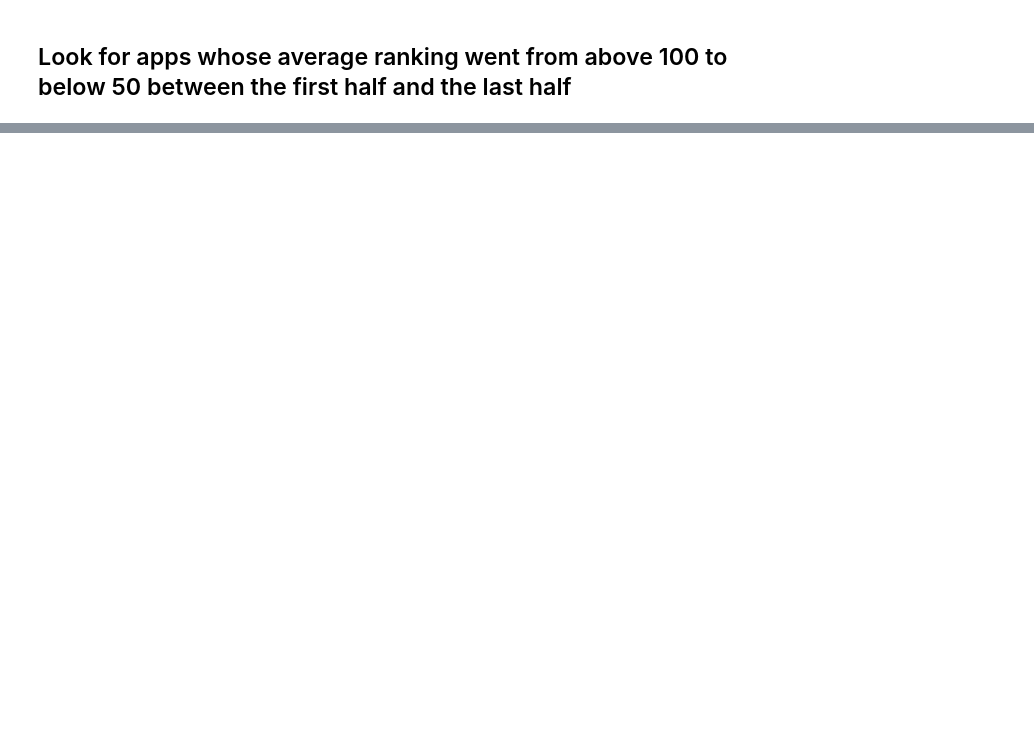
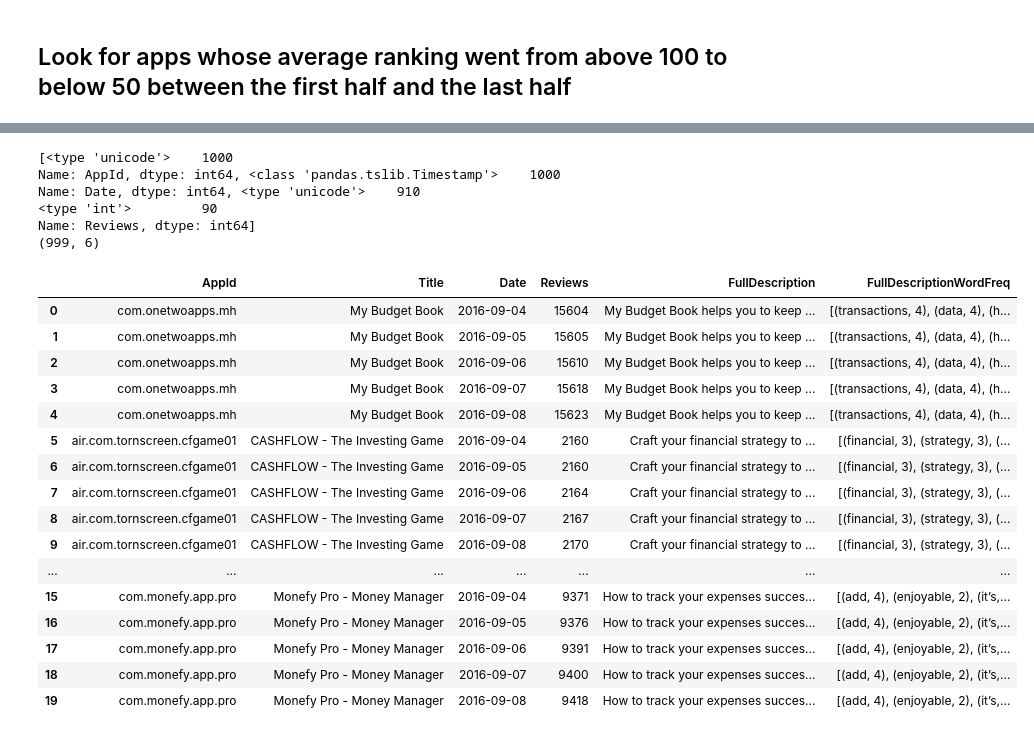
Before and after one commit to idiosyncraticee/PlayScraper, a Jupyter notebook: PlayChart.ipynb, the cells around one changed output, grey strips where cells are left out. Saved outputs shown, nothing was run; the diff lists cells and outputs as text; code cells hidden in the pictures; blank space fills up the shorter version.

Commit message:
Everything merged, but very disorganized

```diff
--- a/PlayChart.ipynb
+++ b/PlayChart.ipynb
@@ -291,0 +195,46 @@ left=736211.0, right=736211.0
+# %%
+rows_to_fetch = 1000
+cutoff = 500
+all_reviews_data = displayer.getAllReviewsData('FINANCE', 'topselling_paid', rows_to_fetch, cutoff)
+print [all_reviews_data.iloc[:,i].apply(type).value_counts() for i in range(all_reviews_data.shape[1])]
+
+#print all_reviews_data.head()
+#all_reviews_data = all_reviews_data.set_index('AppId')
+
+all_reviews_verbose_data = pd.merge(all_titles, all_reviews_data)
+all_reviews_verbose_data = pd.merge(all_reviews_verbose_data, all_full_descriptions)
+all_reviews_verbose_data['Reviews'] = all_reviews_verbose_data['Reviews'].convert_objects(convert_numeric=True)
+print all_reviews_verbose_data.shape
+
+#GET RID OF UNICODE
+types = all_reviews_verbose_data.apply(lambda x: pd.lib.infer_dtype(x.values))
+for col in types[types=='unicode'].index:
+    #all_reviews_verbose_data[col] = all_reviews_verbose_data[col].astype(str)
+    all_reviews_verbose_data[col] = all_reviews_verbose_data[col].apply(lambda x: x.encode('utf-8').strip())
+
+#all_reviews_verbose_data = all_reviews_verbose_data.sort_values(by='Reviews', ascending=False).drop_duplicates(subset='AppId')
+all_reviews_verbose_data.head(20)
+# %% [output]
+[<type 'unicode'>    1000
+Name: AppId, dtype: int64, <class 'pandas.tslib.Timestamp'>    1000
+Name: Date, dtype: int64, <type 'unicode'>    910
+<type 'int'>         90
+Name: Reviews, dtype: int64]
+(999, 6)
+|  | AppId | Title | Date | Reviews | FullDescription | FullDescriptionWordFreq |
+| 0 | com.onetwoapps.mh | My Budget Book | 2016-09-04 | 15604 | My Budget Book helps you to keep ... | [(transactions, 4), (data, 4), (h... |
+| 1 | com.onetwoapps.mh | My Budget Book | 2016-09-05 | 15605 | My Budget Book helps you to keep ... | [(transactions, 4), (data, 4), (h... |
+| 2 | com.onetwoapps.mh | My Budget Book | 2016-09-06 | 15610 | My Budget Book helps you to keep ... | [(transactions, 4), (data, 4), (h... |
+| 3 | com.onetwoapps.mh | My Budget Book | 2016-09-07 | 15618 | My Budget Book helps you to keep ... | [(transactions, 4), (data, 4), (h... |
+| 4 | com.onetwoapps.mh | My Budget Book | 2016-09-08 | 15623 | My Budget Book helps you to keep ... | [(transactions, 4), (data, 4), (h... |
+| 5 | air.com.tornscreen.cfgame01 | CASHFLOW - The Investing Game | 2016-09-04 | 2160 | Craft your financial strategy to ... | [(financial, 3), (strategy, 3), (... |
+| 6 | air.com.tornscreen.cfgame01 | CASHFLOW - The Investing Game | 2016-09-05 | 2160 | Craft your financial strategy to ... | [(financial, 3), (strategy, 3), (... |
+| 7 | air.com.tornscreen.cfgame01 | CASHFLOW - The Investing Game | 2016-09-06 | 2164 | Craft your financial strategy to ... | [(financial, 3), (strategy, 3), (... |
+| 8 | air.com.tornscreen.cfgame01 | CASHFLOW - The Investing Game | 2016-09-07 | 2167 | Craft your financial strategy to ... | [(financial, 3), (strategy, 3), (... |
+| 9 | air.com.tornscreen.cfgame01 | CASHFLOW - The Investing Game | 2016-09-08 | 2170 | Craft your financial strategy to ... | [(financial, 3), (strategy, 3), (... |
+| ... | ... | ... | ... | ... | ... | ... |
+| 15 | com.monefy.app.pro | Monefy Pro - Money Manager | 2016-09-04 | 9371 | How to track your expenses succes... | [(add, 4), (enjoyable, 2), (it’s,... |
+| 16 | com.monefy.app.pro | Monefy Pro - Money Manager | 2016-09-05 | 9376 | How to track your expenses succes... | [(add, 4), (enjoyable, 2), (it’s,... |
+| 17 | com.monefy.app.pro | Monefy Pro - Money Manager | 2016-09-06 | 9391 | How to track your expenses succes... | [(add, 4), (enjoyable, 2), (it’s,... |
+| 18 | com.monefy.app.pro | Monefy Pro - Money Manager | 2016-09-07 | 9400 | How to track your expenses succes... | [(add, 4), (enjoyable, 2), (it’s,... |
+| 19 | com.monefy.app.pro | Monefy Pro - Money Manager | 2016-09-08 | 9418 | How to track your expenses succes... | [(add, 4), (enjoyable, 2), (it’s,... |
```
Also changed, not shown: parts of 39 cells of this notebook, 9 other files.
